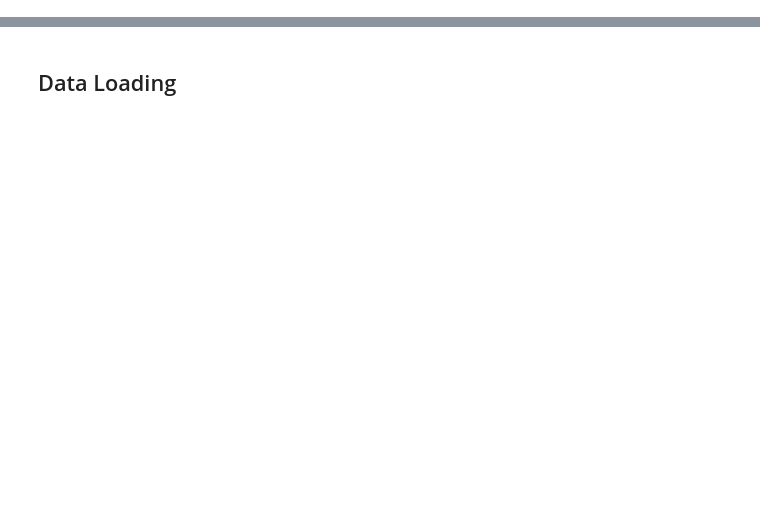
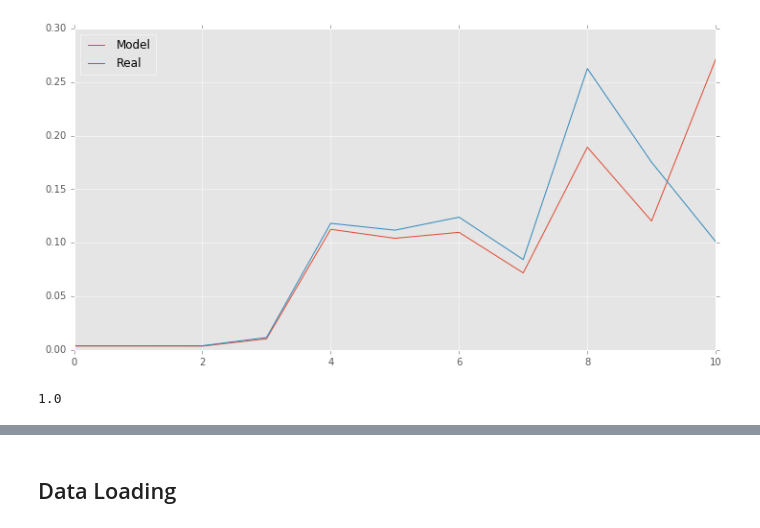
Before and after one commit to DeanLa/pertussis_model, a Jupyter notebook: hetro_new.ipynb, the cells around one changed output, grey strips where cells are left out. Drawn from its saved outputs; the diff is of its cells as text; code cells hidden in the pictures; blank space fills up the shorter version.

```diff
--- a/hetro_new.ipynb
+++ b/hetro_new.ipynb
@@ -17 +36,10 @@ from pprint import pprint
 from pertussis import *
+# %%
+# # Initial Parameters
+r_start = 1948
+r_end = 2015
+step = 1 / N
+t_end = expand_time(r_end, start=r_start, step=step)
+t_start = expand_time(r_start, start = r_start, step=step)
+
+t_range = np.arange(t_start, t_end, 1)
@@ -17,0 +72,26 @@ from pertussis import *
+# %%
+# Show mean values fit
+death = 65
+state_0 = collect_state0(S0=0.8, Is0=1e-3, death=100)
+state_0 = pack_flat(state_0)
+cut98 = expand_time(1998, r_start)
+
+
+# d = 1.0 ** np.arange(0, 300, 1) * N / death
+d = get_delta()
+
+# Run ODEs
+RES = odeint(hetro_model, state_0, t_range,
+             args=(4, 2, np.ones(11)*0.3, 1, d ))
+
+# Prepare results
+x = reduce_time(t_range, start=1948, step=step)
+y = unpack(RES.T, *unpack_values)
+ys = sum([a for a in y]).T
+model98 = ys[cut98]
+h = sum([i for i in y[:3]])
+all_compartments = sum([i for i in y])
+y.append(h)
+y.append(all_compartments)
+print (ys[0])
+print (ys[cut98])
@@ -17,0 +107,10 @@ from pertussis import *
+# %%
+fig, ax = plt.subplots(figsize=(12,6))
+ax.plot(model98[:], label='Model')
+ax.plot(dist98, label='Real')
+plt.legend(loc='best')
+plt.show()
+print (model98.sum())
+# %% [output]
+[figure, added]
+1.0
```
Also changed, not shown: parts of 28 cells of this notebook, 8 other files.
